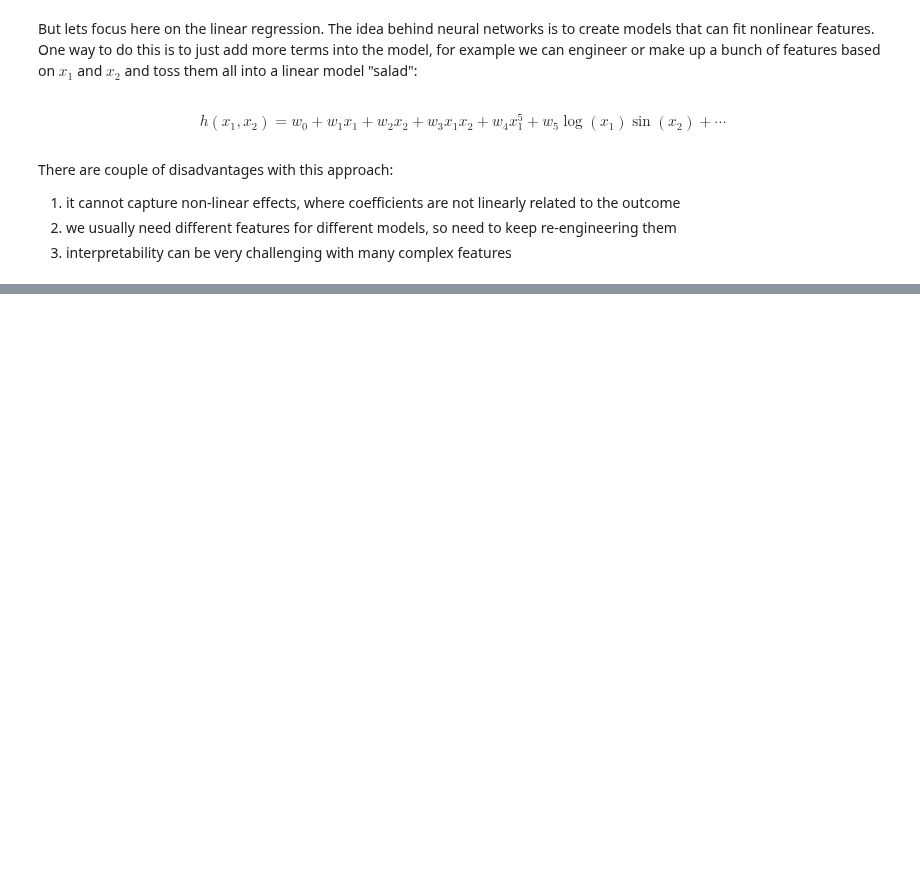
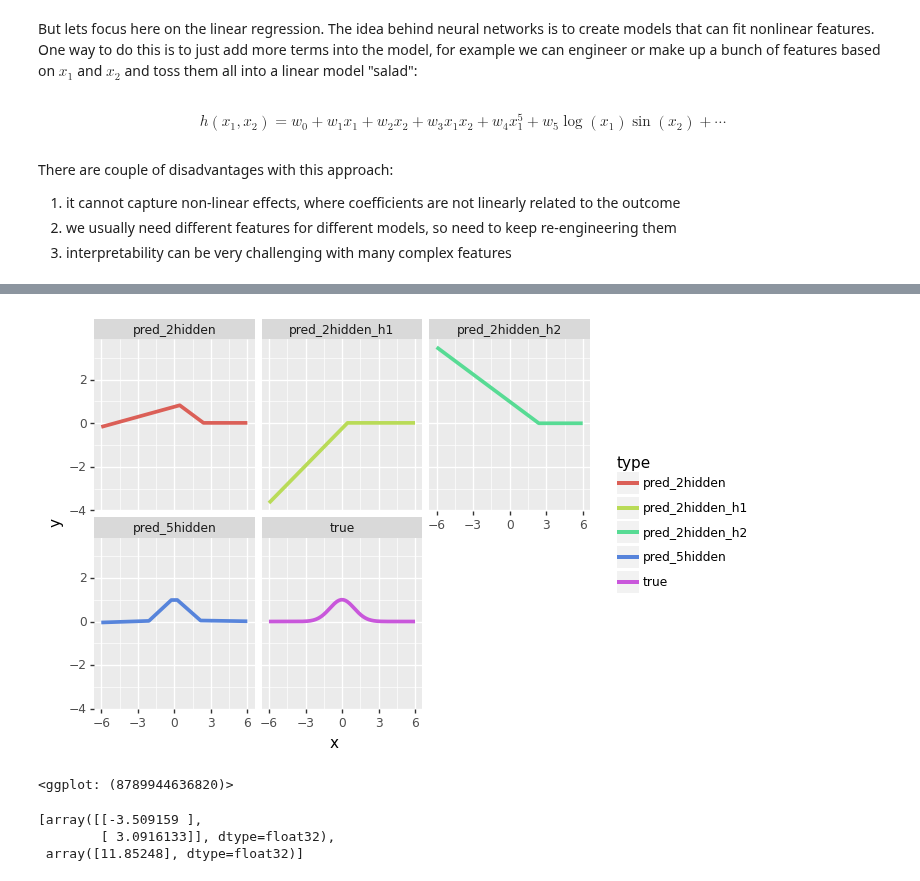
Before and after one commit to igor-sb/blog, a Jupyter notebook: posts/neural_networks.ipynb, the cells around one changed output, grey strips where cells are left out. Drawn from its saved outputs; the diff is of its cells as text; code cells hidden in the pictures; blank space fills up the shorter version.

```diff
--- a/posts/neural_networks.ipynb
+++ b/posts/neural_networks.ipynb
@@ -27,0 +139,28 @@ There are couple of disadvantages with this approach:
+# %%
+def relu(x):
+    return np.maximum(0, x)
+
+model_fit_df = pd.DataFrame({
+    'x': x,
+    'y_true': y,
+    'y_pred_2hidden_h1': w2_1[0][0] * relu(w2_0[0][0] * x + b2_0[0]) + b2_1[0],
+    'y_pred_2hidden_h2': w2_1[1][0] * relu(w2_0[0][1] * x + b2_0[1]),
+    'y_pred_2hidden': (
+        # 0.21 * relu(-0.0234 * x - 0.45)
+        # + (-0.31) * relu(0.056 * x - 0.45)
+        # + 0.085
+        w2_1[0][0] * relu(w2_0[0][0] * x + b2_0[0])
+        + w2_1[1][0] * relu(w2_0[0][1] * x + b2_0[1])
+        + b2_1[0]
+    ),
+    'y_pred_5hidden': (
+         w5_1[0][0] * relu(w5_0[0][0] * x + b5_0[0])
+        + w5_1[1][0] * relu(w5_0[0][1] * x + b5_0[1])
+        + w5_1[2][0] * relu(w5_0[0][2] * x + b5_0[2])
+        + w5_1[3][0] * relu(w5_0[0][3] * x + b5_0[3])
+        + w5_1[4][0] * relu(w5_0[0][4] * x + b5_0[4])
+        + b5_1[0]
+    )
+})
+
+model_fit_df
@@ -27,0 +181,19 @@ There are couple of disadvantages with this approach:
+# %%
+model_fit_long_df = model_fit_df.melt(id_vars='x', value_name='y', var_name='type')
+model_fit_long_df['type'] = model_fit_long_df['type'].replace("y_", "", regex=True)
+
+(
+    ggplot(model_fit_long_df, aes('x', 'y', color='type'))
+    + geom_line(size=1.5)
+    + facet_wrap('~ type')
+    # + scale_y_continuous(limits=[0, 1.1])
+)
+# %% [output]
+[figure, added]
+<ggplot: (8789944636820)>
+# %%
+model.layers[1].get_weights()
+# %% [output]
+[array([[-3.509159 ],
+        [ 3.0916133]], dtype=float32),
+ array([11.85248], dtype=float32)]
```
Also changed, not shown: parts of 9 cells of this notebook, 3 other files.
